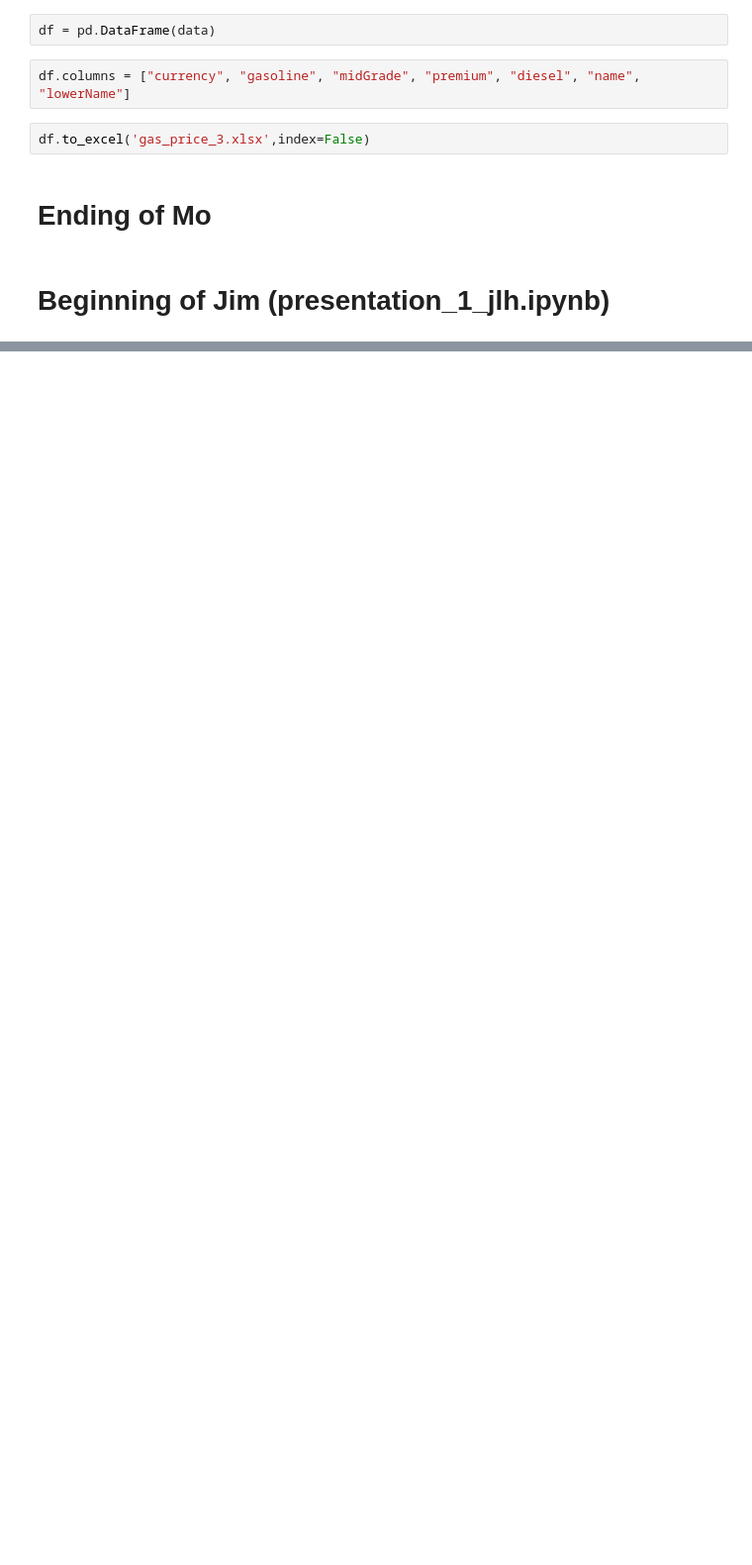
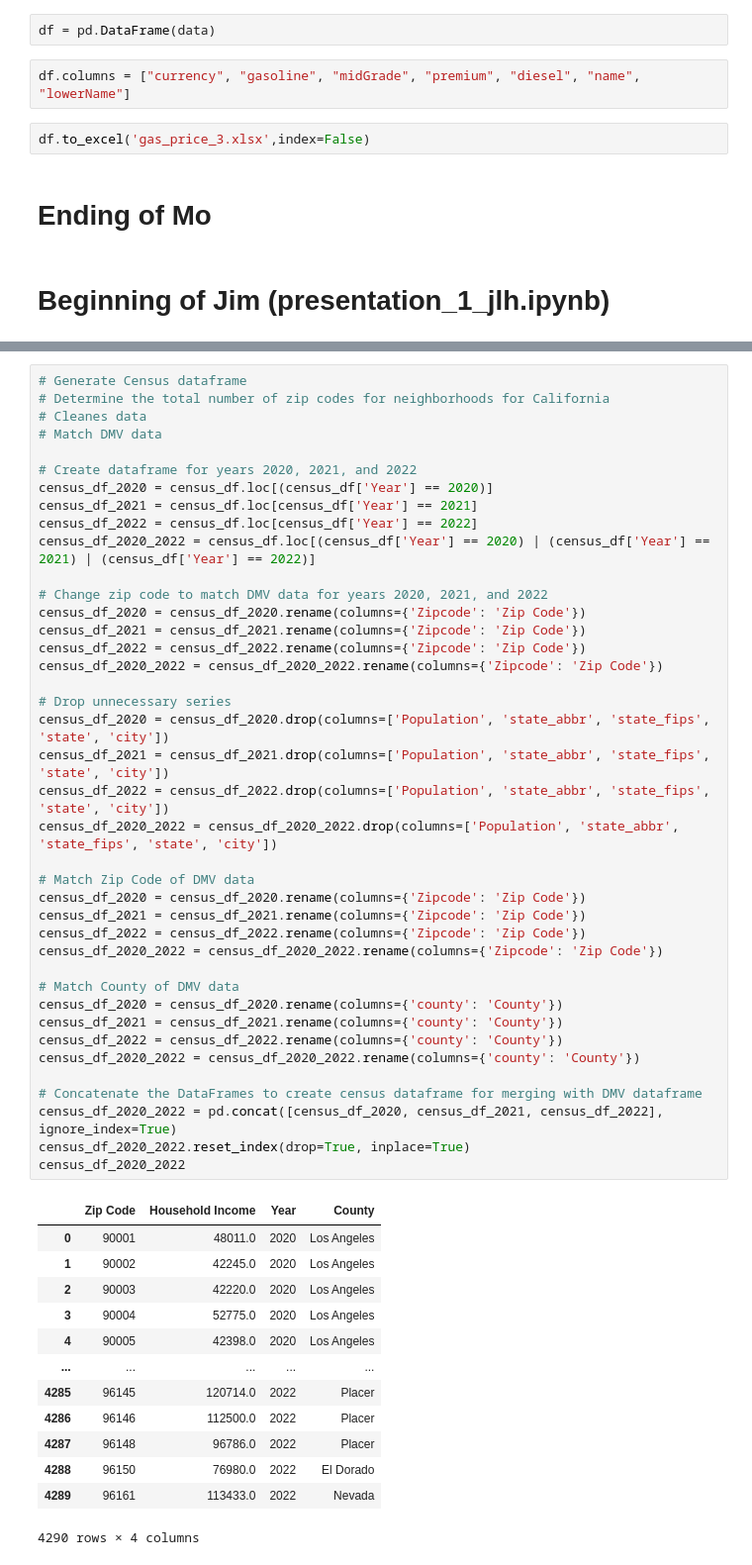
Before and after one commit to JaredWillson/group_9_project_1, a Jupyter notebook: Group_9_submission.ipynb, the cells around one changed output, grey strips where cells are left out. Shown at 99% size. Drawn from its saved outputs; the diff is of its cells as text; blank space fills up the shorter version.

```diff
--- a/Group_9_submission.ipynb
+++ b/Group_9_submission.ipynb
@@ -1181,0 +1648,54 @@ df.to_excel('gas_price_3.xlsx',index=False)
+# %%
+# Generate Census dataframe
+# Determine the total number of zip codes for neighborhoods for California
+# Cleanes data
+# Match DMV data
+
+# Create dataframe for years 2020, 2021, and 2022
+census_df_2020 = census_df.loc[(census_df['Year'] == 2020)]
+census_df_2021 = census_df.loc[census_df['Year'] == 2021]
+census_df_2022 = census_df.loc[census_df['Year'] == 2022]
+census_df_2020_2022 = census_df.loc[(census_df['Year'] == 2020) | (census_df['Year'] == 2021) | (census_df['Year'] == 2022)]
+
+# Change zip code to match DMV data for years 2020, 2021, and 2022
+census_df_2020 = census_df_2020.rename(columns={'Zipcode': 'Zip Code'})
+census_df_2021 = census_df_2021.rename(columns={'Zipcode': 'Zip Code'})
+census_df_2022 = census_df_2022.rename(columns={'Zipcode': 'Zip Code'})
+census_df_2020_2022 = census_df_2020_2022.rename(columns={'Zipcode': 'Zip Code'})
+
+# Drop unnecessary series
+census_df_2020 = census_df_2020.drop(columns=['Population', 'state_abbr', 'state_fips', 'state', 'city'])
+census_df_2021 = census_df_2021.drop(columns=['Population', 'state_abbr', 'state_fips', 'state', 'city'])
+census_df_2022 = census_df_2022.drop(columns=['Population', 'state_abbr', 'state_fips', 'state', 'city'])
+census_df_2020_2022 = census_df_2020_2022.drop(columns=['Population', 'state_abbr', 'state_fips', 'state', 'city'])
+
+# Match Zip Code of DMV data
+census_df_2020 = census_df_2020.rename(columns={'Zipcode': 'Zip Code'})
+census_df_2021 = census_df_2021.rename(columns={'Zipcode': 'Zip Code'})
+census_df_2022 = census_df_2022.rename(columns={'Zipcode': 'Zip Code'})
+census_df_2020_2022 = census_df_2020_2022.rename(columns={'Zipcode': 'Zip Code'})
+
+# Match County of DMV data
+census_df_2020 = census_df_2020.rename(columns={'county': 'County'})
+census_df_2021 = census_df_2021.rename(columns={'county': 'County'})
+census_df_2022 = census_df_2022.rename(columns={'county': 'County'})
+census_df_2020_2022 = census_df_2020_2022.rename(columns={'county': 'County'})
+
+# Concatenate the DataFrames to create census dataframe for merging with DMV dataframe
+census_df_2020_2022 = pd.concat([census_df_2020, census_df_2021, census_df_2022], ignore_index=True)
+census_df_2020_2022.reset_index(drop=True, inplace=True)
+census_df_2020_2022
+# %% [output]
+|  | Zip Code | Household Income | Year | County |
+| 0 | 90001 | 48011.0 | 2020 | Los Angeles |
+| 1 | 90002 | 42245.0 | 2020 | Los Angeles |
+| 2 | 90003 | 42220.0 | 2020 | Los Angeles |
+| 3 | 90004 | 52775.0 | 2020 | Los Angeles |
+| 4 | 90005 | 42398.0 | 2020 | Los Angeles |
+| ... | ... | ... | ... | ... |
+| 4285 | 96145 | 120714.0 | 2022 | Placer |
+| 4286 | 96146 | 112500.0 | 2022 | Placer |
+| 4287 | 96148 | 96786.0 | 2022 | Placer |
+| 4288 | 96150 | 76980.0 | 2022 | El Dorado |
+| 4289 | 96161 | 113433.0 | 2022 | Nevada |
+4290 rows × 4 columns
```
Also changed, not shown: parts of 53 cells of this notebook, 2 other files.
